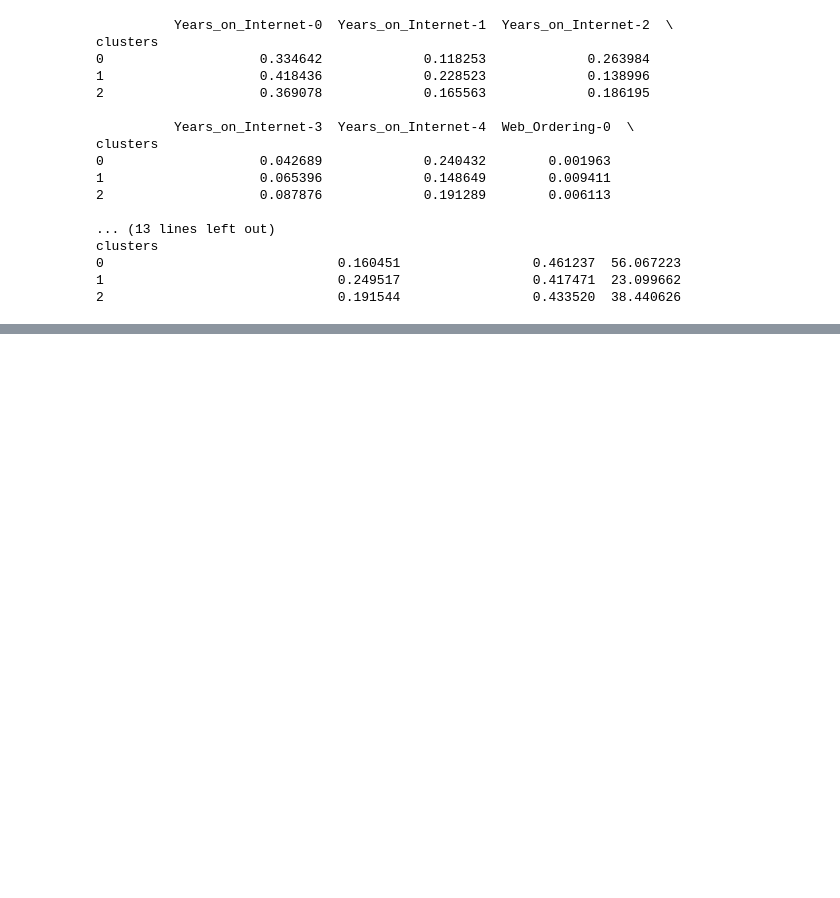
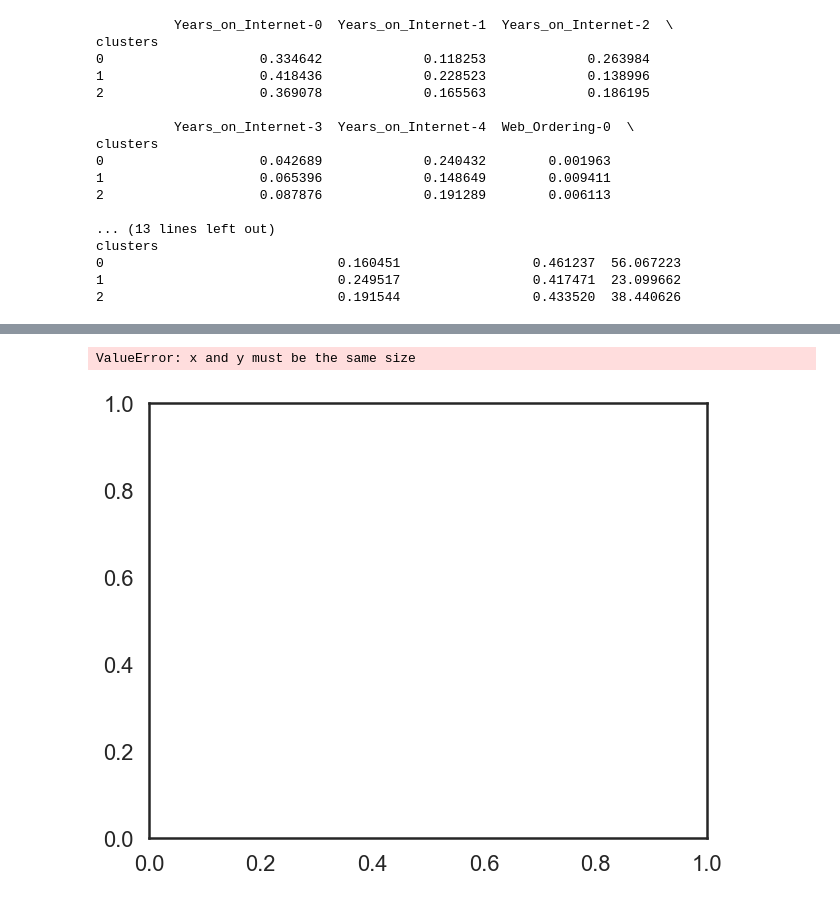
Before and after one commit to annadowling/DataMiningAssignment2, a Jupyter notebook: notebooks/Assignment2.ipynb, the cells around one changed output, grey strips where cells are left out. Cells and saved outputs as stored; diff of their text form; code cells hidden in the pictures; blank space fills up the shorter version.

```diff
--- a/notebooks/Assignment2.ipynb
+++ b/notebooks/Assignment2.ipynb
@@ -242,0 +391,13 @@ Another feature subset will be implemented and rechecked via k-means in order to
+# %%
+# Assigning the clusters and plotting the observations as per hierarchical clustering
+from scipy.cluster.hierarchy import fcluster
+k=5
+cluster_2 = fcluster(H_cluster, k, criterion='maxclust')
+cluster_2[0:30:,]
+plt.figure(figsize=(10, 8))
+plt.scatter(dataset2_standardized.iloc[:,[0,1,2]], dataset2_standardized.iloc[:,[3]],c=cluster_2, cmap='prism')  # plot points with cluster dependent colors
+plt.title('Internet Usage - Hierarchical Clustering')
+plt.show()
+# %% [output]
+ValueError: x and y must be the same size
+[figure, added]
```
Also changed, not shown: parts of 12 cells of this notebook, 9 other files.
